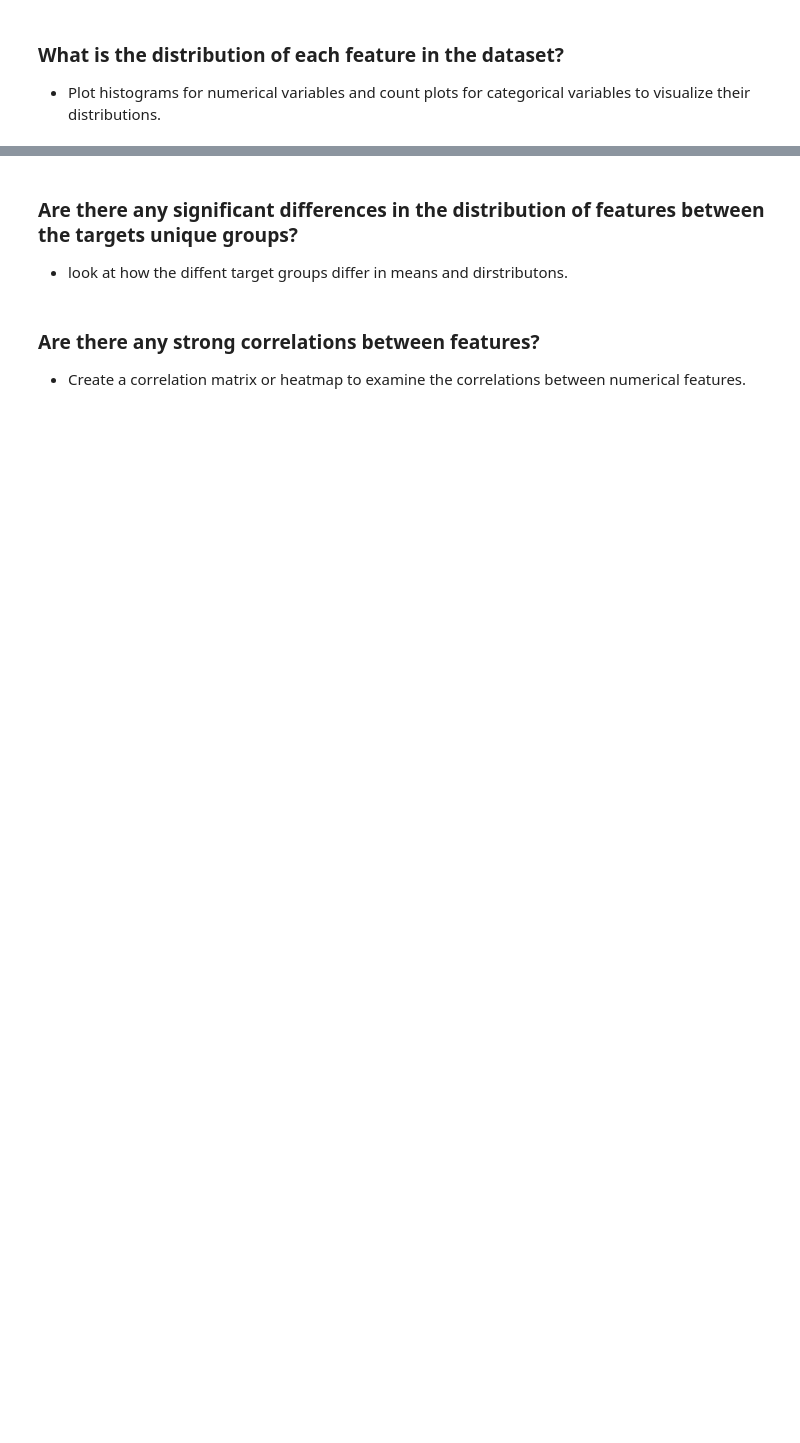
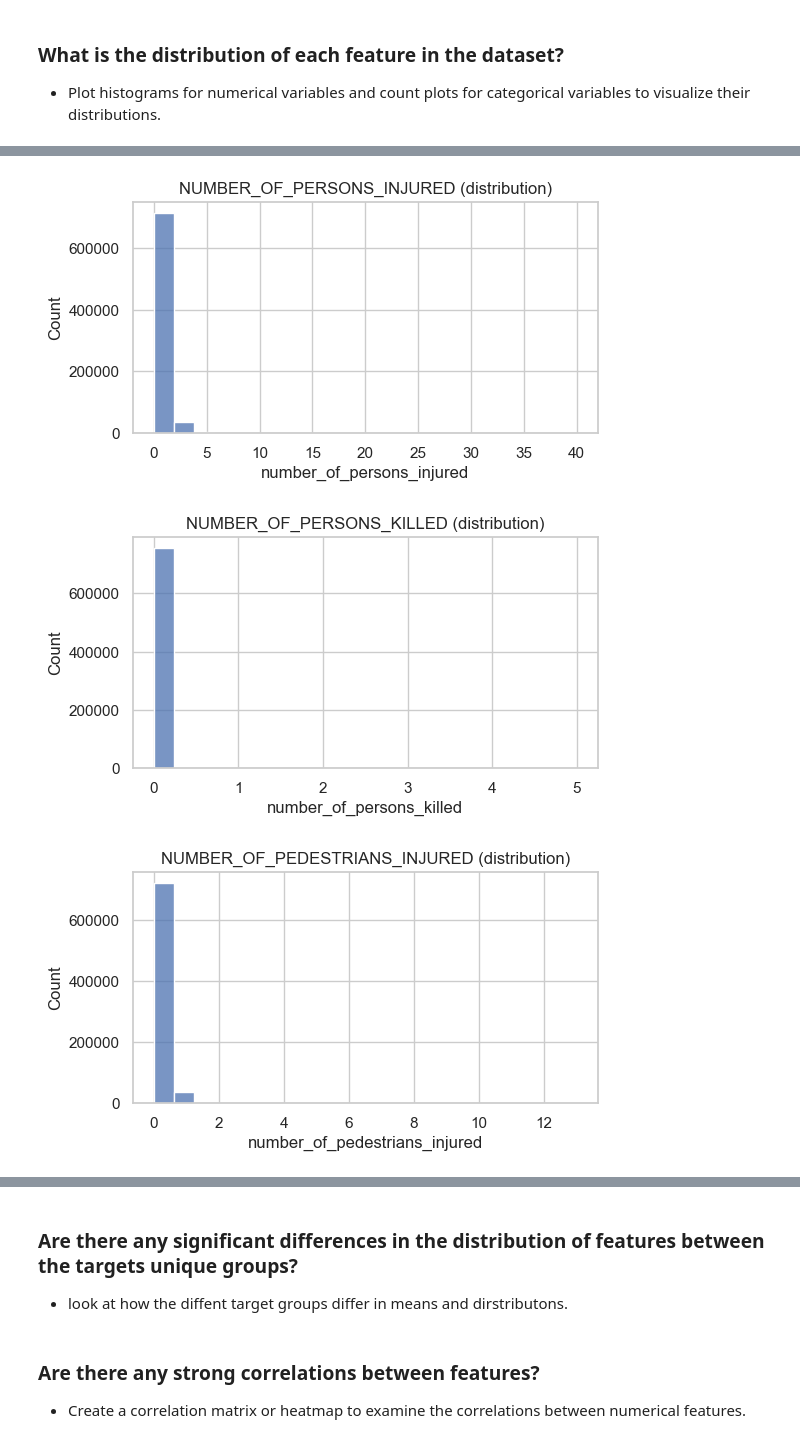
Before and after one commit to MigashaneVictoire/CNY_motor_Vehicle_collisions, a Jupyter notebook: 03_explore_work_file.ipynb, the cells around one changed output, grey strips where cells are left out. Cells and saved outputs as stored; diff of their text form; code cells hidden in the pictures; blank space fills up the shorter version.

```diff
--- a/03_explore_work_file.ipynb
+++ b/03_explore_work_file.ipynb
@@ -57,0 +99,10 @@ sns.set_theme(style="whitegrid")
+# %%
+for col in numerics.columns:
+    plt.figure(figsize=(6,3))
+    sns.histplot(train[col])
+    plt.title(f"{col.upper()} (distribution)")
+    plt.show()
+# %% [output]
+[figure, added]
+[figure, added]
+[figure, added]
```
Also changed, not shown: parts of 19 cells of this notebook, 1 other file.
